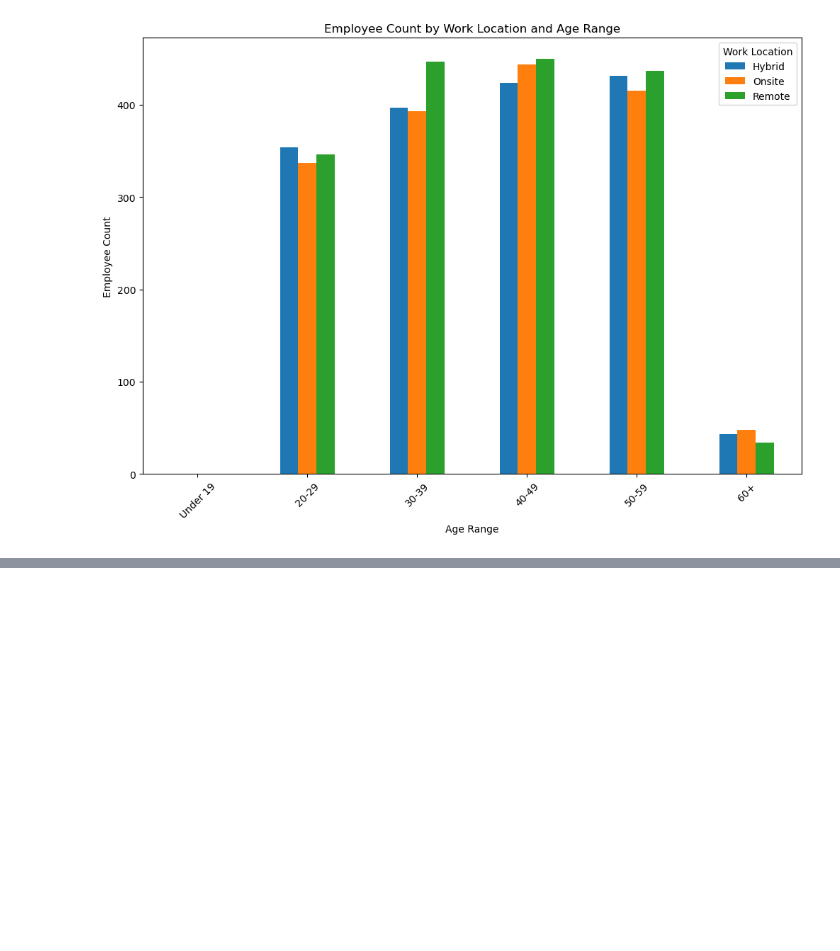
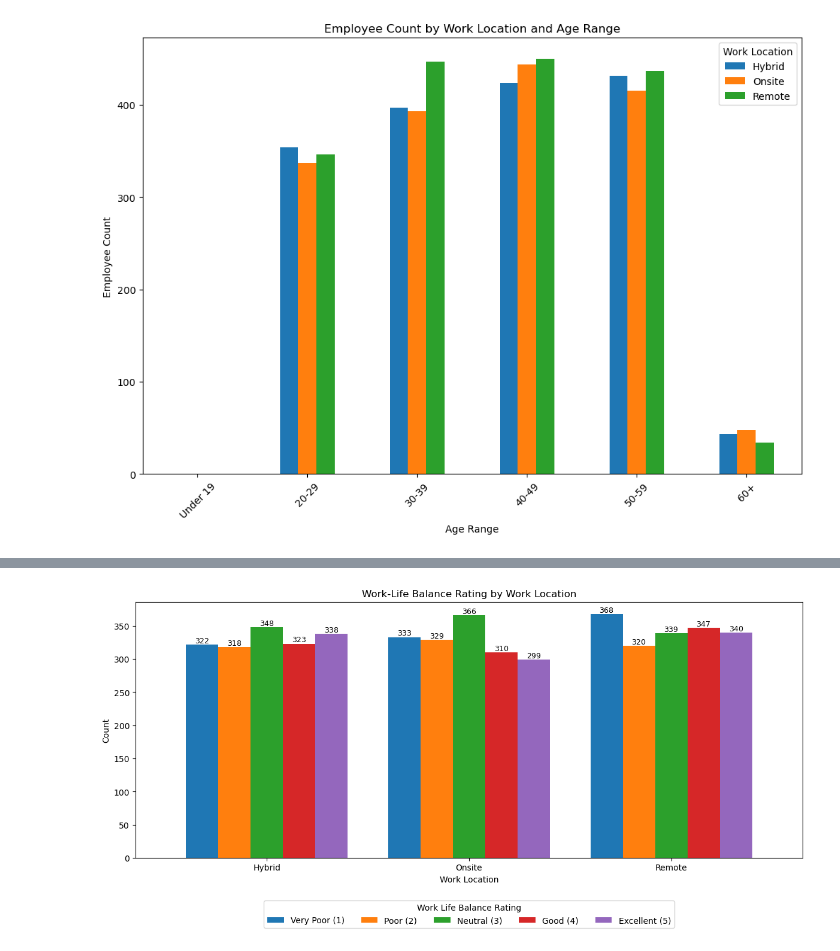
Before and after one commit to wdrossii/Project_1, a Jupyter notebook: Resources/Project_1.ipynb, the cells around one changed output, grey strips where cells are left out. Cells and saved outputs as stored; diff of their text form; code cells hidden in the pictures; blank space fills up the shorter version.

```diff
--- a/Resources/Project_1.ipynb
+++ b/Resources/Project_1.ipynb
@@ -50,3 +51,12 @@ plt.legend(title='Work Location')
 plt.show()
 # %% [output]
 [figure]
+# %%
+df['Work_Life_Balance_Rating'] = df['Work_Life_Balance_Rating'].replace({
+    'Very Poor': 1,
+    'Poor': 2,
+    'Neutral': 3,
+    'Good': 4,
+    'Excellent': 5
+})
+df
@@ -52,0 +77,23 @@ plt.show()
+# %%
+work_life_balance_by_location = df.groupby(['Work_Location', 'Work_Life_Balance_Rating']).size().unstack(fill_value=0)
+
+# Plot the side-by-side bar chart
+ax = work_life_balance_by_location.plot(kind='bar', figsize=(12, 6), width=0.8)
+plt.title('Work-Life Balance Rating by Work Location')
+plt.xlabel('Work Location')
+plt.ylabel('Count')
+plt.xticks(rotation=0)
+
+# Adding data labels
+for container in ax.containers:
+    ax.bar_label(container, label_type='edge', fontsize=9)
+
+# Moving the legend to the top center
+plt.legend(title='Work Life Balance Rating', labels=['Very Poor (1)', 'Poor (2)', 'Neutral (3)', 'Good (4)', 'Excellent (5)'],
+           loc='upper center', bbox_to_anchor=(0.5, -0.15), ncol=5)
+
+
+plt.tight_layout()
+plt.show()
+# %% [output]
+[figure, added]
```
Also changed, not shown: parts of 10 cells of this notebook.
